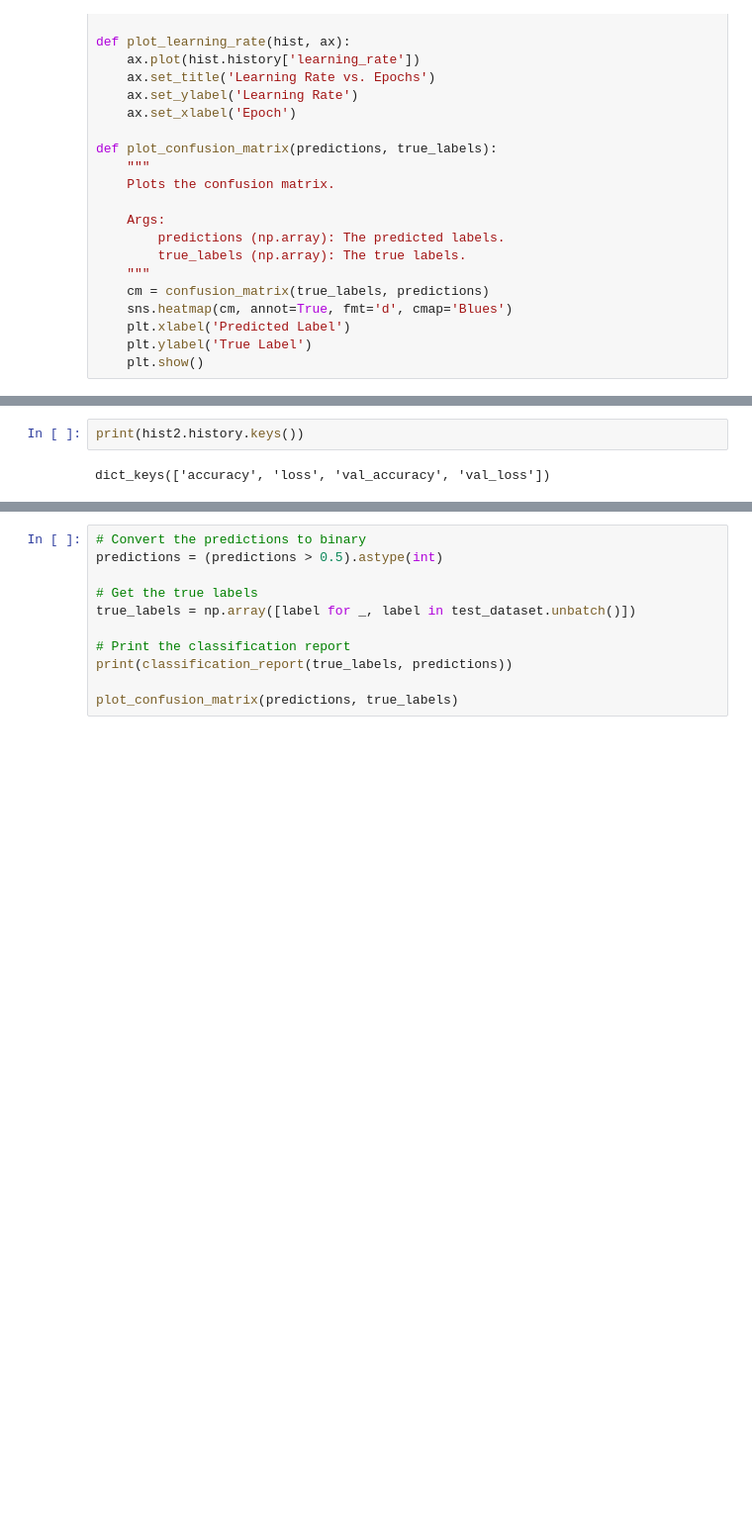
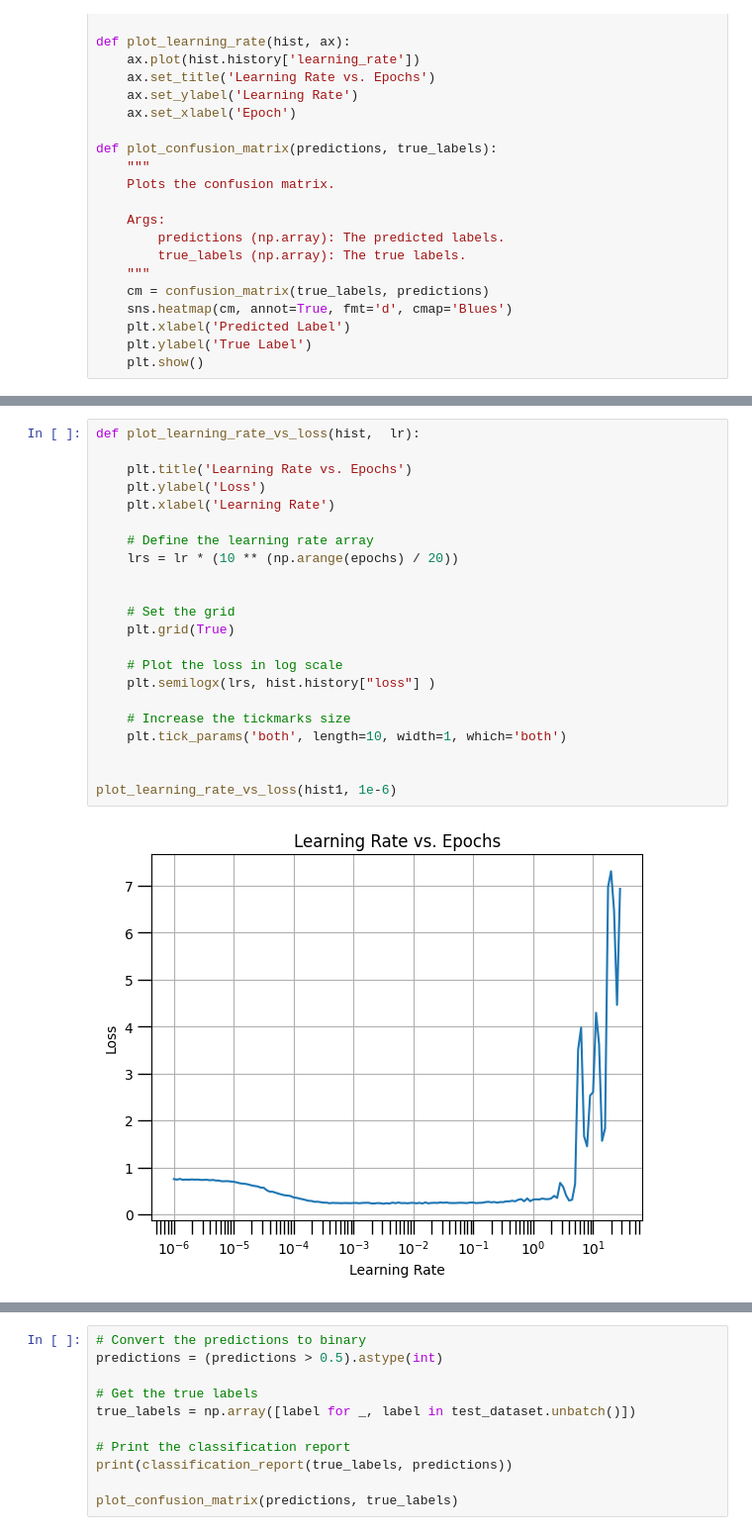
Before and after one commit to 7Mcking/TVaritAssignment, a Jupyter notebook: Assignment.ipynb, the cells around one changed output, grey strips where cells are left out. Shown at 99% size. Saved outputs shown, nothing was run; the diff lists cells and outputs as text; blank space fills up the shorter version.

```diff
--- a/Assignment.ipynb
+++ b/Assignment.ipynb
@@ -319,4 +427,24 @@ ax2 = plot_learning_rate(hist1,ax2)
-# %%
-print(hist2.history.keys())
-# %% [output]
-dict_keys(['accuracy', 'loss', 'val_accuracy', 'val_loss'])
+# %%
+def plot_learning_rate_vs_loss(hist,  lr):
+
+    plt.title('Learning Rate vs. Epochs')
+    plt.ylabel('Loss')
+    plt.xlabel('Learning Rate')
+
+    # Define the learning rate array
+    lrs = lr * (10 ** (np.arange(epochs) / 20))
+
+
+    # Set the grid
+    plt.grid(True)
+
+    # Plot the loss in log scale
+    plt.semilogx(lrs, hist.history["loss"] )
+
+    # Increase the tickmarks size
+    plt.tick_params('both', length=10, width=1, which='both')
+
+
+plot_learning_rate_vs_loss(hist1, 1e-6)
+# %% [output]
+[figure, added]
```
Also changed, not shown: parts of 24 cells of this notebook, 1 other file.
